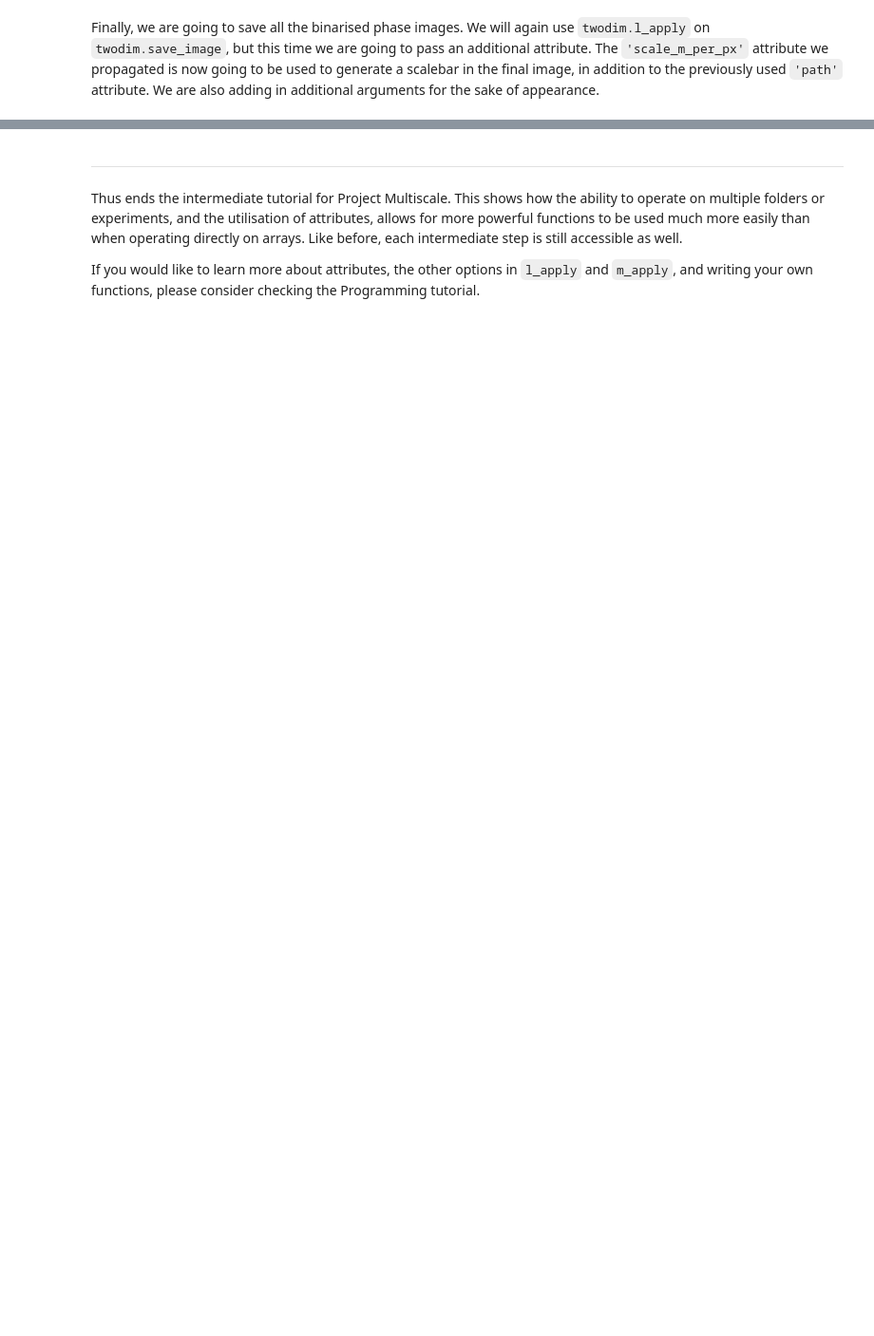
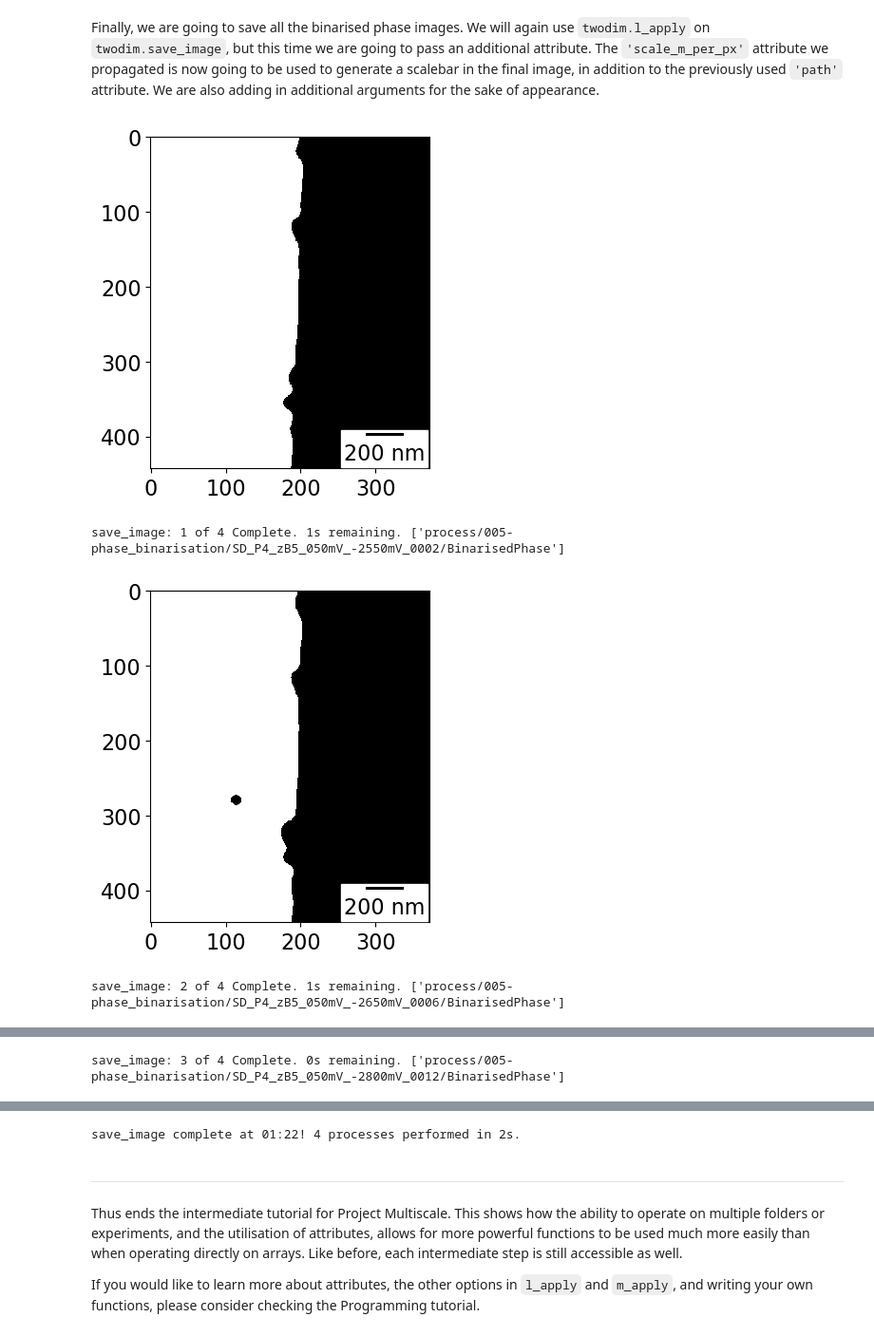
Before and after one commit to mariguimaraes/hystorian_, a Jupyter notebook: examples/Intermediate/Multiscale_Intermediate_Tutorial.ipynb, the cells around one changed output, grey strips where cells are left out. Shown at 95% size. Cells and saved outputs as stored; diff of their text form; code cells hidden in the pictures; blank space fills up the shorter version.

```diff
--- a/examples/Intermediate/Multiscale_Intermediate_Tutorial.ipynb
+++ b/examples/Intermediate/Multiscale_Intermediate_Tutorial.ipynb
@@ -127,4 +179,9 @@ pt.l_apply(filename, twodim.phase_binarisation, 'process/004*', use_attrs = 'inp
 # %% [markdown]
 Finally, we are going to save all the binarised phase images. We will again use `twodim.l_apply` on `twodim.save_image`, but this time we are going to pass an additional attribute. The `'scale_m_per_px'` attribute we propagated is now going to be used to generate a scalebar in the final image, in addition to the previously used `'path'` attribute. We are also adding in additional arguments for the sake of appearance.
 # %%
-pt.l_apply(filename, twodim.save_image, ['process/005*'], use_attrs = ['path', 'scale_m_per_px'], show = True, scalebar=True, colorbar = False, std_range=0, colorm='binary_r')
+pt.l_apply(filename, msplt.save_image, ['process/005*'], use_attrs = ['path', 'scale_m_per_px'], show = True, scalebar=True, colorbar = False, full_range=True, colorm='binary_r')
+# %% [output]
+[figure, added]
+save_image: 1 of 4 Complete. 1s remaining. ['process/005-phase_binarisation/SD_P4_zB5_050mV_-2550mV_0002/BinarisedPhase']
+[figure, added]
+save_image: 2 of 4 Complete. 1s remaining. ['process/005-phase_binarisation/SD_P4_zB5_050mV_-2650mV_0006/BinarisedPhase']
@@ -130,0 +189 @@ pt.l_apply(filename, twodim.save_image, ['process/005*'], use_attrs = ['path', '
+save_image: 3 of 4 Complete. 0s remaining. ['process/005-phase_binarisation/SD_P4_zB5_050mV_-2800mV_0012/BinarisedPhase']
@@ -131,3 +191,4 @@ pt.l_apply(filename, twodim.save_image, ['process/005*'], use_attrs = ['path', '
+save_image complete at 01:22! 4 processes performed in 2s.
 # %% [markdown]
 ***
 
```
Also changed, not shown: parts of 8 cells of this notebook, 1 other file.
